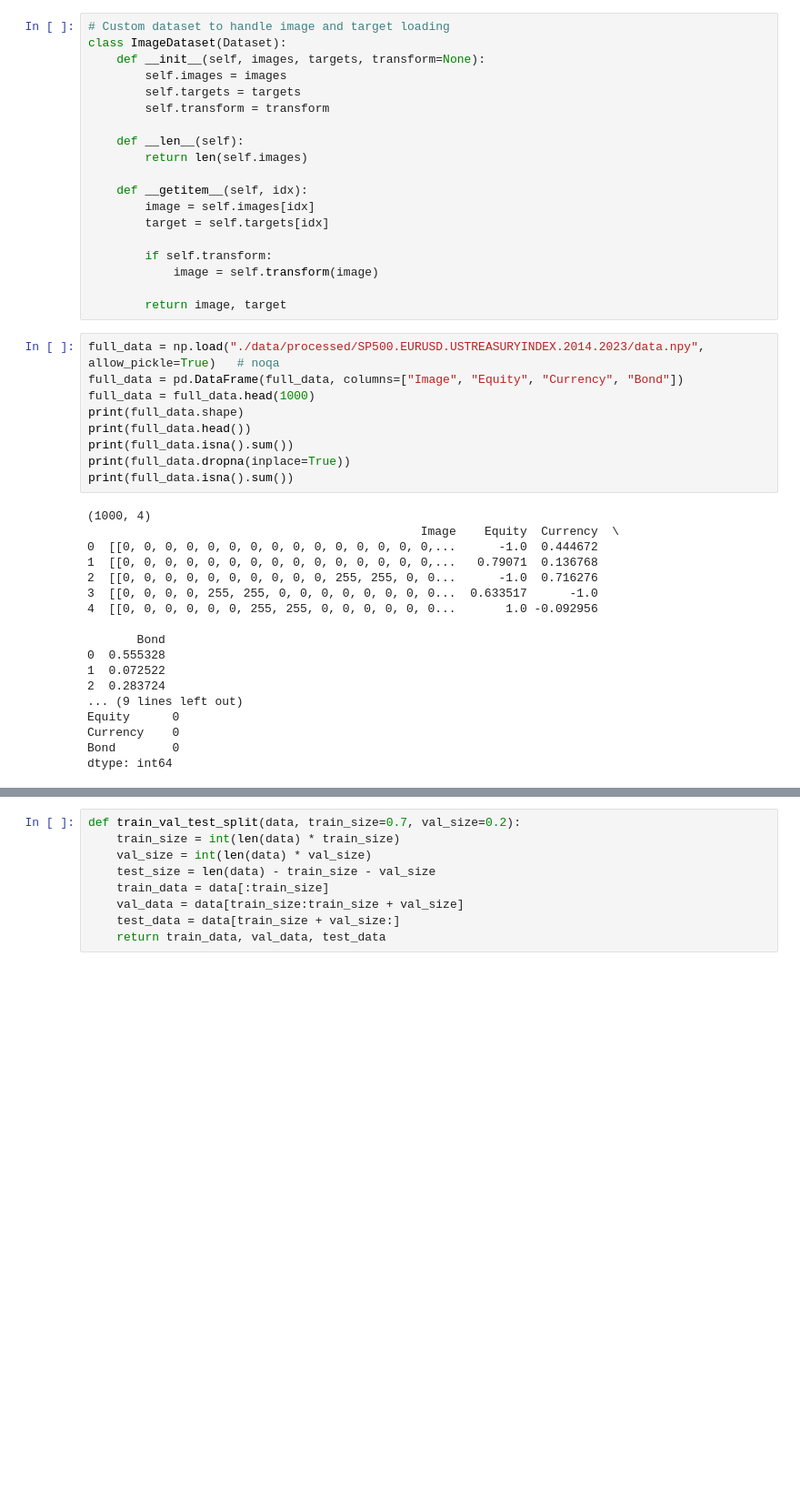
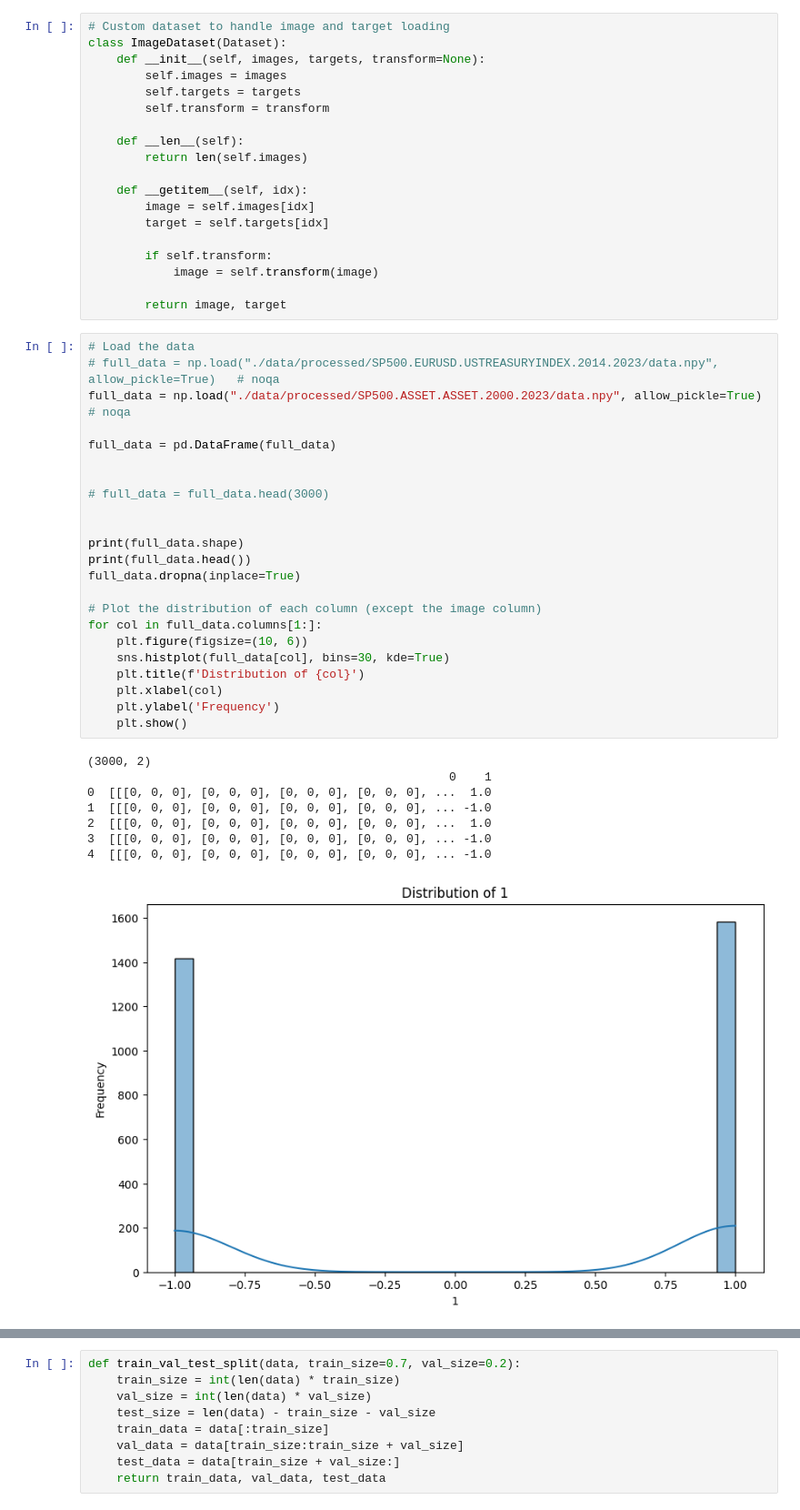
Before and after one commit to mchrisgm/Innovative-Approaches-to-Asset-Prediction, a Jupyter notebook: notebooks/Google Colab.ipynb, the cells around one changed output, grey strips where cells are left out. Shown: that part at 91% size. Cells and saved outputs as stored; diff of their text form; blank space fills up the shorter version.

```diff
--- a/notebooks/Google Colab.ipynb
+++ b/notebooks/Google Colab.ipynb
@@ -76,32 +79,37 @@ class ImageDataset(Dataset):
 
         return image, target
 # %%
-full_data = np.load("./data/processed/SP500.EURUSD.USTREASURYINDEX.2014.2023/data.npy", allow_pickle=True)   # noqa
-full_data = pd.DataFrame(full_data, columns=["Image", "Equity", "Currency", "Bond"])
-full_data = full_data.head(1000)
+# Load the data
+# full_data = np.load("./data/processed/SP500.EURUSD.USTREASURYINDEX.2014.2023/data.npy", allow_pickle=True)   # noqa
+full_data = np.load("./data/processed/SP500.ASSET.ASSET.2000.2023/data.npy", allow_pickle=True)   # noqa
+
+full_data = pd.DataFrame(full_data)
+
+
+# full_data = full_data.head(3000)
+
+
 print(full_data.shape)
 print(full_data.head())
-print(full_data.isna().sum())
-print(full_data.dropna(inplace=True))
-print(full_data.isna().sum())
+full_data.dropna(inplace=True)
+
+# Plot the distribution of each column (except the image column)
+for col in full_data.columns[1:]:
+    plt.figure(figsize=(10, 6))
+    sns.histplot(full_data[col], bins=30, kde=True)
+    plt.title(f'Distribution of {col}')
+    plt.xlabel(col)
+    plt.ylabel('Frequency')
+    plt.show()
 # %% [output]
-(1000, 4)
-                                               Image    Equity  Currency  \
-0  [[0, 0, 0, 0, 0, 0, 0, 0, 0, 0, 0, 0, 0, 0, 0,...      -1.0  0.444672
-1  [[0, 0, 0, 0, 0, 0, 0, 0, 0, 0, 0, 0, 0, 0, 0,...   0.79071  0.136768
-2  [[0, 0, 0, 0, 0, 0, 0, 0, 0, 0, 255, 255, 0, 0...      -1.0  0.716276
-3  [[0, 0, 0, 0, 255, 255, 0, 0, 0, 0, 0, 0, 0, 0...  0.633517      -1.0
-4  [[0, 0, 0, 0, 0, 0, 255, 255, 0, 0, 0, 0, 0, 0...       1.0 -0.092956
-
-       Bond
-0  0.555328
-1  0.072522
-2  0.283724
-... (9 lines left out)
-Equity      0
-Currency    0
-Bond        0
-dtype: int64
+(3000, 2)
+                                                   0    1
+0  [[[0, 0, 0], [0, 0, 0], [0, 0, 0], [0, 0, 0], ...  1.0
+1  [[[0, 0, 0], [0, 0, 0], [0, 0, 0], [0, 0, 0], ... -1.0
+2  [[[0, 0, 0], [0, 0, 0], [0, 0, 0], [0, 0, 0], ...  1.0
+3  [[[0, 0, 0], [0, 0, 0], [0, 0, 0], [0, 0, 0], ... -1.0
+4  [[[0, 0, 0], [0, 0, 0], [0, 0, 0], [0, 0, 0], ... -1.0
+[figure, added]
 # %%
 # data = full_data.head(200).to_numpy()
 data = full_data.to_numpy()
```
Also changed, not shown: parts of 14 cells of this notebook.
